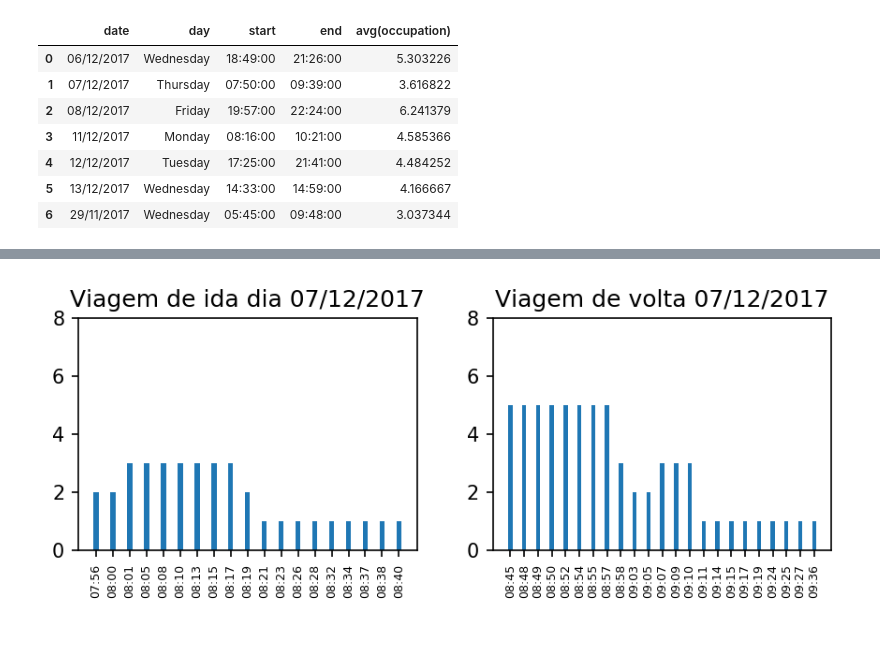
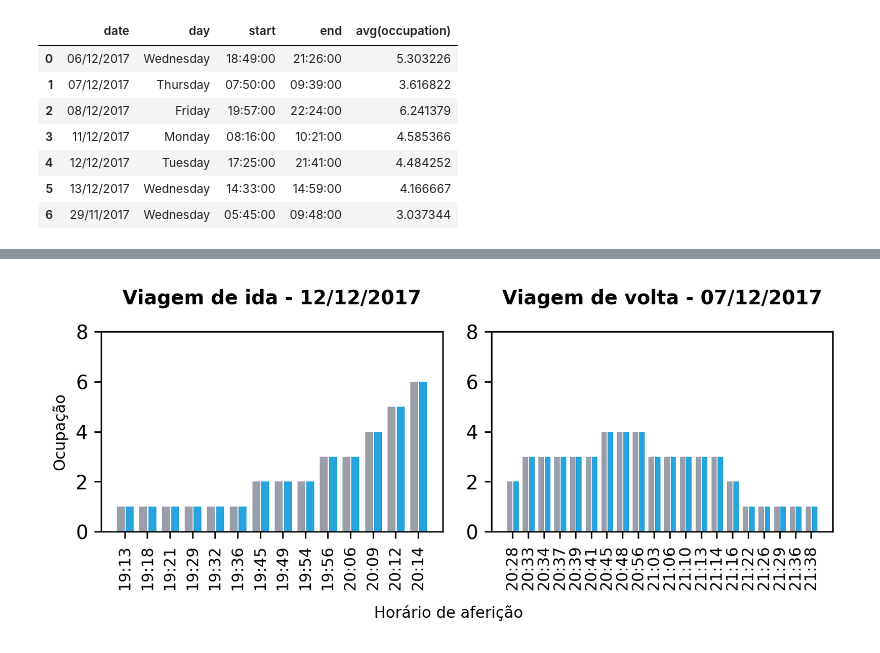
Before and after one commit to hilios/wifi-apc-analysis, a Jupyter notebook: analysis-v2.ipynb, the cells around one changed output, grey strips where cells are left out. Cells and saved outputs as stored; diff of their text form; code cells hidden in the pictures.

Commit message:
Make graphs for the round trips

```diff
--- a/analysis-v2.ipynb
+++ b/analysis-v2.ipynb
@@ -118,7 +118,7 @@ mins = lambda i: i * (60*60)
 
 IS_PASSENGER_THRESHOLD = 2
 
-sightings_within_5sec = (
+repeated_sightings = (
     Window.partitionBy("mac")
     .orderBy(col("timestamp").cast("long"))
     .rangeBetween(0, 5)
@@ -126,8 +126,8 @@ sightings_within_5sec = (
 
 sightings = (
     phones_ds
-    # 1) Unique MAC sightings within 5 seconds
-    .withColumn("fst_sight", first("timestamp").over(sightings_within_5sec))
+    # 1) Remove repeated sightings
+    .withColumn("fst_sight", first("timestamp").over(repeated_sightings))
     .filter(col("fst_sight") == col("timestamp"))
     .drop("fst_sight")
     # 2) Group sightings in a sliding windown of 5 minutes each minute
@@ -176,7 +176,7 @@ sightings = (
 # %%
 MAX_OCCUPATION = (58 + 118) * 1.2
 
-def relativeOccupation(sightings):
+def get_occupation(sightings):
     if sightings < 30:
         return 1
     elif sightings >= 30 and sightings <= 58:
@@ -194,9 +194,9 @@ def relativeOccupation(sightings):
     else:
         return 8
 
-occ = udf(lambda x: relativeOccupation(x), IntegerType())
+occupation = udf(lambda x: get_occupation(x), IntegerType())
 
-occupation = sightings.withColumn("occupation", occ("count"))
+occupation = sightings.withColumn("occupation", occupation("count"))
 
 (
     occupation
@@ -256,0 +274,8 @@ second_trip.toPandas().set_index("date")
+# %%
+# Graph properties
+real_color = "#9A9DAA"
+wifi_color = "#27A3DD"
+title_kwargs = {'fontsize': 10, 'fontweight': 'bold', 'y': 1.08}
+text_kwargs = {'fontsize': 8}
+labels_kwargs = {'fontsize': 6, 'rotation': 90}
+span_kwargs = {'facecolor': '#EEEEEE'}
@@ -263,46 +330,51 @@ IPython.OutputArea.prototype._should_scroll = function(lines) {
 # %% [output]
 [interactive output not drawn]
 # %%
-# dates = survey.select("date").distinct()
-dates = ["2017-11-29","2017-12-06","2017-12-07","2017-12-08","2017-12-11","2017-12-12","2017-12-13"]
+dates = map(lambda x: x[0], survey.select(date_format("date", "dd/MM/yyyy")).distinct().toPandas().values.tolist())
+# date = "07/12/2017"
 
-fig, ax = plt.subplots(nrows=1, ncols=2, dpi=150, figsize=(6, 2.5))
-axes = ax.flatten()
+for date in dates:
+    data = (
+        survey
+        .filter((date_format("date", "dd/MM/yyyy") == date) & (col("occupation") != 8))
+        .orderBy("timestamp")
+    )
 
+    fig, ax = plt.subplots(nrows=1, ncols=2, dpi=300, figsize=(6, 2.5))
+    axes = ax.flatten()
 
-from matplotlib.text import Text
+    # Get the start/end timestamps for the round trip
+    s = trips.filter((col("date") == date) & (col("direction") == 0)).select(col("end").alias("timestamp")).first()
+    e = trips.filter((col("date") == date) & (col("direction") == 1)).select(col("start").alias("timestamp")).first()
 
-# for i, date in enumerate(dates):
-sub = (
-    survey.filter(col("date") == "2017-12-07")
-    .orderBy("timestamp")
-)
+    # Get first and second ride values
+    a = data.filter(col("timestamp") <= s["timestamp"].strftime("%Y-%m-%d %T")).toPandas().set_index("timestamp")
+    b = data.filter(col("timestamp") >= e["timestamp"].strftime("%Y-%m-%d %T")).toPandas().set_index("timestamp")
 
-#
-a = sub.filter(col("timestamp") < "2017-12-07 08:40:05.400").toPandas()
-b = sub.filter(col("timestamp") > "2017-12-07 08:40:05.470").toPandas()
+    xA = np.arange(len(a))
+    xB = np.arange(len(b))
 
-a.set_index(pd.DatetimeIndex(a.timestamp, tz=pytz.utc), inplace=True, verify_integrity=True)
-b.set_index(pd.DatetimeIndex(b.timestamp, tz=pytz.utc), inplace=True, verify_integrity=True)
+    w = 0.35 # bar width
+    s = 0.05 # bar spacing
 
-xA = np.arange(len(a))
-xB = np.arange(len(b))
+    axes[0].set_title("Viagem de ida - %s" % date, **title_kwargs)
+    axes[0].bar(xA - w / 2, a.occupation.values, width=w, color=real_color)
+    axes[0].bar(xA + w / 2 + s, a.occupation.values, width=w, color=wifi_color)
+    axes[0].axes.set_ylabel("Ocupação", **text_kwargs)
+    axes[0].axes.set_ybound(0, 8)
+    axes[0].axes.set_xticks(xA)
+    axes[0].axes.set_xticklabels(a.index.map(lambda x: x.strftime("%H:%M")), **labels_kwargs)
 
-labels_kwargs = {'fontdict':{'fontsize': 6}, 'rotation': 90}
+    axes[1].set_title("Viagem de volta - %s" % "07/12/2017", **title_kwargs)
+    axes[1].bar(xB - w / 2, b.occupation, width=w, color=real_color)
+    axes[1].bar(xB + w / 2 + s, b.occupation.values, width=w, color=wifi_color)
+    axes[1].axes.set_ybound(0, 8)
+    axes[1].axes.set_xticks(xB)
+    axes[1].axes.set_xticklabels(b.index.map(lambda x: x.strftime("%H:%M")), **labels_kwargs)
 
-axes[0].set_title("Viagem de ida dia %s" % "07/12/2017")
-axes[0].bar(xA, a.occupation.values, width=0.3)
-axes[0].axes.set_ybound(0, 8)
-axes[0].axes.set_xticks(xA)
-axes[0].axes.set_xticklabels(a.index.map(lambda x: x.strftime("%H:%M")), **labels_kwargs)
+    fig.text(0.5, -0.02, "Horário de aferição", horizontalalignment='center', **text_kwargs)
+    fig.tight_layout()
 
-axes[1].set_title("Viagem de volta %s" % "07/12/2017")
-axes[1].bar(xB, b.occupation, width=0.3)
-axes[1].axes.set_ybound(0, 8)
-axes[1].axes.set_xticks(xB)
-axes[1].axes.set_xticklabels(b.index.map(lambda x: x.strftime("%H:%M")), **labels_kwargs)
-
-fig.tight_layout()
 plt.show()
 # %% [output]
-[figure, old version]
+[figure, new version]
```
Also changed, not shown: parts of 9 cells of this notebook.
